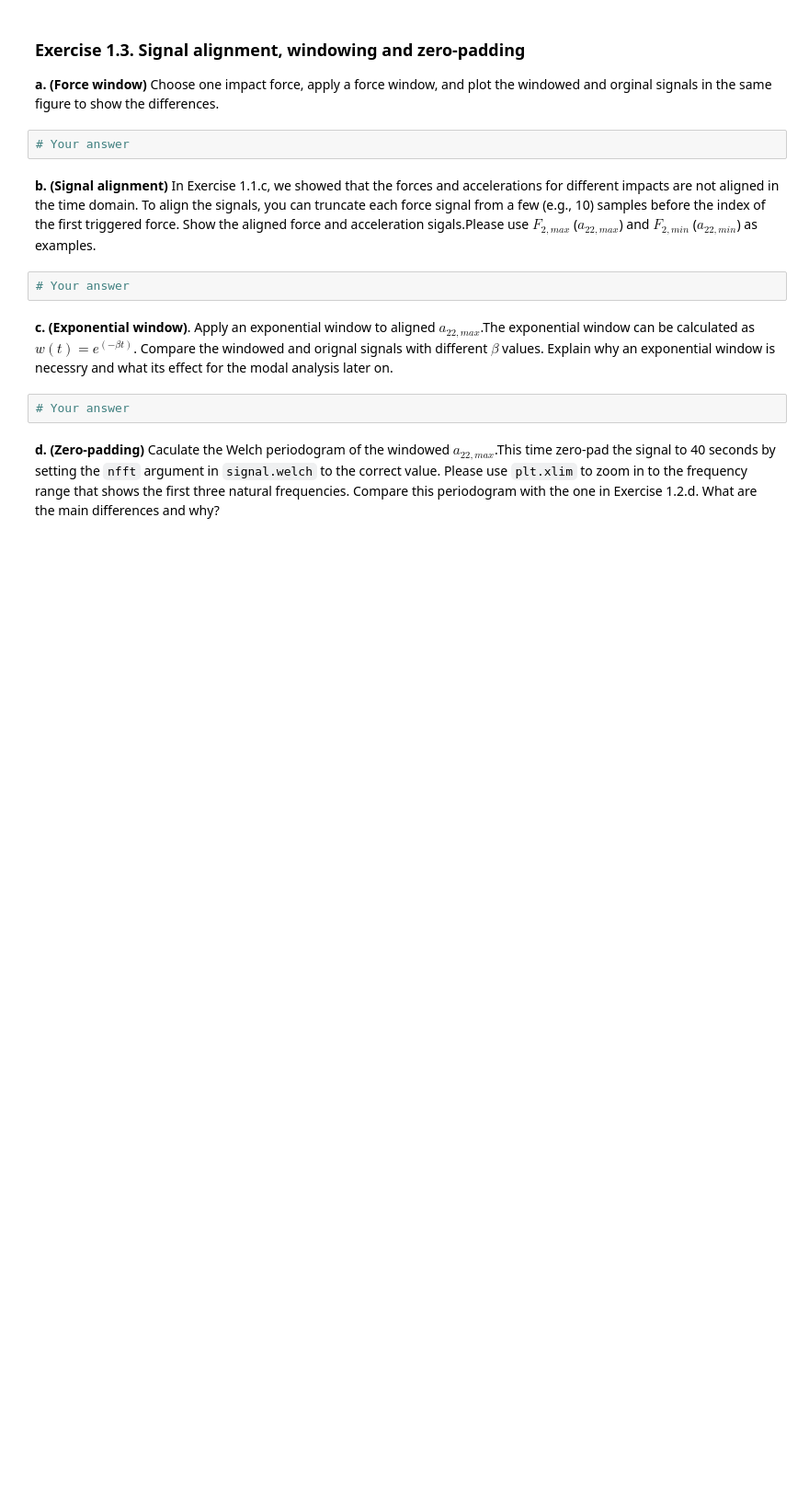
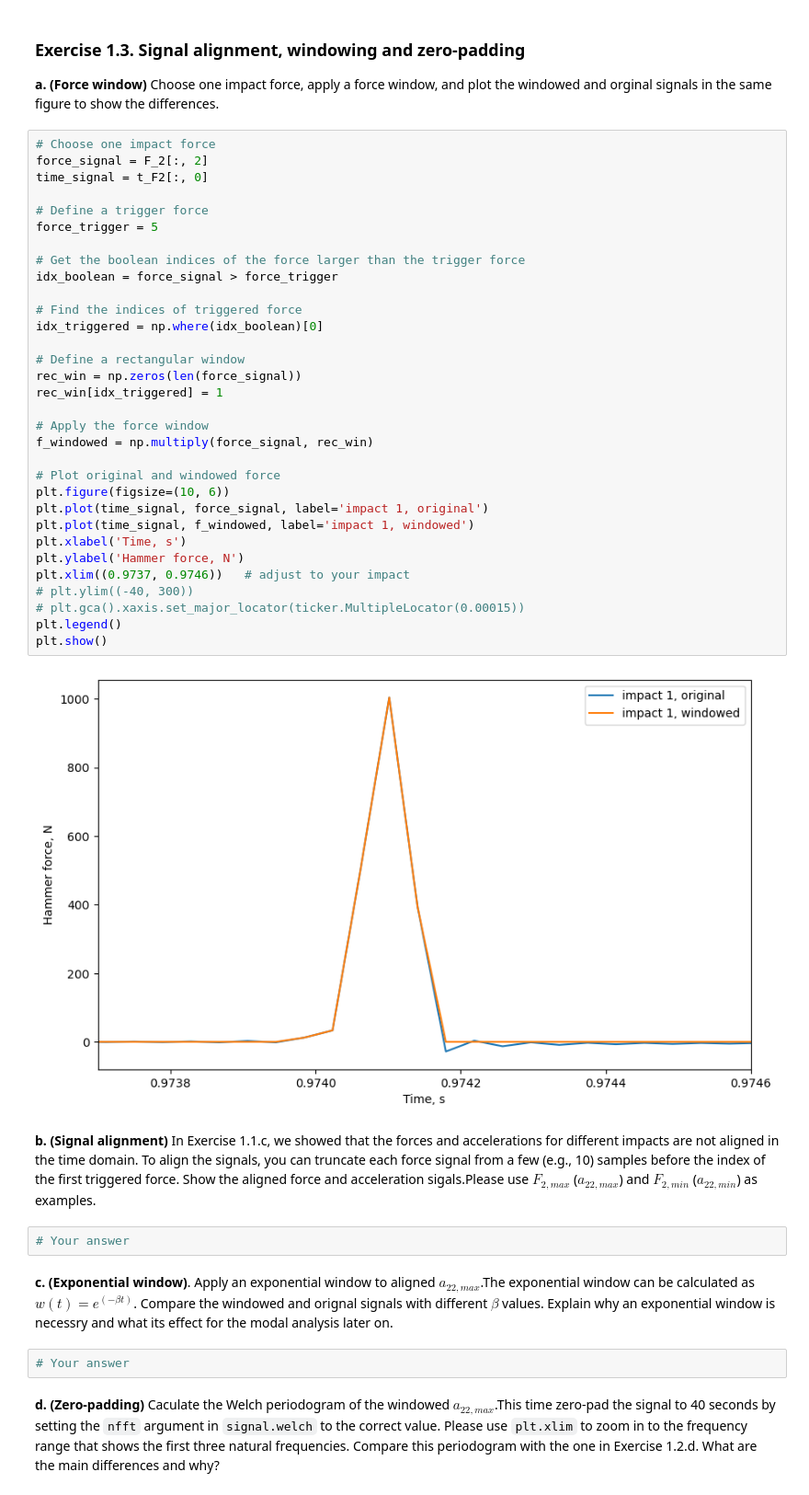
Before and after one commit to josems06-crypto/CIEM5110-U3-lab_assignment_2026, a Jupyter notebook: CIEM5110_U3_lab_assignment_template_for_report_2026.ipynb, the cells around one changed output. Shown at 92% size. Saved outputs shown, nothing was run; the diff lists cells and outputs as text; blank space fills up the shorter version.

```diff
--- a/CIEM5110_U3_lab_assignment_template_for_report_2026.ipynb
+++ b/CIEM5110_U3_lab_assignment_template_for_report_2026.ipynb
@@ -267,8 +271,40 @@ print(f"N={N}, L={L}, K={K}, noverlap={noverlap}, df={df:.3f} Hz")
 ### Exercise 1.3. Signal alignment, windowing and zero-padding
 
 **a. (Force window)** Choose one impact force, apply a force window, and plot the windowed and orginal signals in the same figure to show the differences.
-# %%
-# Your answer
+# %%
+# Choose one impact force
+force_signal = F_2[:, 2]
+time_signal = t_F2[:, 0]
+
+# Define a trigger force
+force_trigger = 5
+
+# Get the boolean indices of the force larger than the trigger force
+idx_boolean = force_signal > force_trigger
+
+# Find the indices of triggered force
+idx_triggered = np.where(idx_boolean)[0]
+
+# Define a rectangular window
+rec_win = np.zeros(len(force_signal))
+rec_win[idx_triggered] = 1
+
+# Apply the force window
+f_windowed = np.multiply(force_signal, rec_win)
+
+# Plot original and windowed force
+plt.figure(figsize=(10, 6))
+plt.plot(time_signal, force_signal, label='impact 1, original')
+plt.plot(time_signal, f_windowed, label='impact 1, windowed')
+plt.xlabel('Time, s')
+plt.ylabel('Hammer force, N')
+plt.xlim((0.9737, 0.9746))   # adjust to your impact
+# plt.ylim((-40, 300))
+# plt.gca().xaxis.set_major_locator(ticker.MultipleLocator(0.00015))
+plt.legend()
+plt.show()
+# %% [output]
+[figure, added]
 # %% [markdown]
 **b. (Signal alignment)** In Exercise 1.1.c, we showed that the forces and accelerations for different impacts are not aligned in the time domain. To align the signals, you can truncate each force signal from a few (e.g., 10) samples before the index of the first triggered force. Show the aligned force and acceleration sigals.Please use $F_{2,max}$ ($a_{22,max}$) and $F_{2,min}$ ($a_{22,min}$) as examples.
 # %%
```
Also changed, not shown: parts of 2 cells of this notebook, 2 other files.
